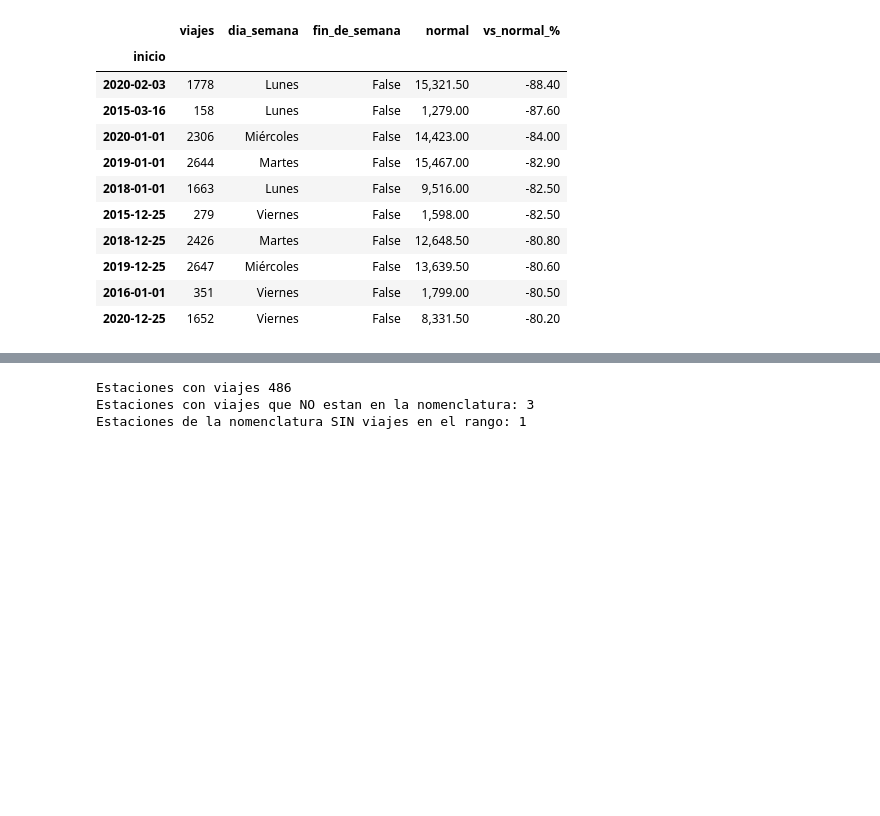
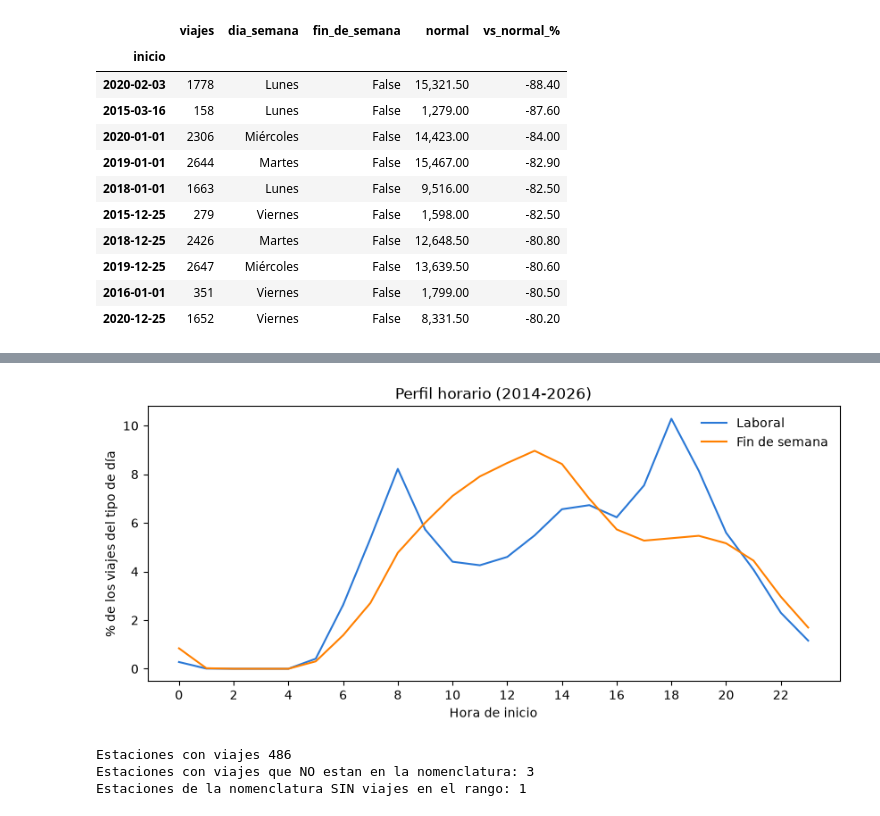
Before and after one commit to alx016/TC5061-Proyecto-Equipo05, a Jupyter notebook: notebooks/1.0-fge-eda-mibici.ipynb, the cells around one changed output, grey strips where cells are left out. Drawn from its saved outputs; the diff is of its cells as text; code cells hidden in the pictures; blank space fills up the shorter version.

```diff
--- a/notebooks/1.0-fge-eda-mibici.ipynb
+++ b/notebooks/1.0-fge-eda-mibici.ipynb
@@ -11,7 +11,7 @@ from tc5061_proyecto_equipo5.config import FIGURES_DIR, RAW_DATA_DIR,INTERIM_DAT
 FIGURES_DIR.mkdir(parents=True, exist_ok=True)
 pd.set_option("display.max_columns", 50)
 pd.set_option("display.float_format", "{:,.2f}".format)
-AZUL, NARANJA, ROJO = "#2a78d6","#FF8000", "#e34948"
+AZUL, NARANJA, ROJO, GRIS = "#2a78d6","#FF8000", "#e34948",  "#8a8984"
 
 def leer_csv(ruta, **kwargs):
     """Intenta UTF-8 y, si falla, latin-1 (los archivos viejos usan esa codificación)."""
@@ -425,15 +425,0 @@ plt.show()
-# %%
-tipo = np.where(viajes["inicio"].dt.dayofweek >= 5, "Fin de semana", "Laboral")
-perfil = viajes.groupby([tipo, viajes["inicio"].dt.hour]).size().unstack(0)
-perfil = perfil / perfil.sum() * 100
-
-fig, ax = plt.subplots(figsize=(10, 4))
-ax.plot(perfil.index, perfil["Laboral"], color=AZUL, label="Laboral")
-ax.plot(perfil.index, perfil["Fin de semana"], color=NARANJA, label="Fin de semana")
-ax.set_xticks(range(0, 24, 2))
-ax.set_xlabel("Hora de inicio")
-ax.set_ylabel("% de los viajes del tipo de día")
-ax.set_title("Perfil horario: laborales contra fin de semana")
-ax.legend(frameon=False)
-fig.savefig(FIGURES_DIR / "eda_perfil_horario.png", bbox_inches="tight")
-plt.show()
@@ -442,3 +430,26 @@ plt.show()
+# %%
+def graficar_perfil_horario(datos, titulo, archivo):
+
+    tipo_dia = np.where(datos["inicio"].dt.dayofweek >= 5, "Fin de semana", "Laboral")
+    perfil = (datos.groupby([tipo_dia, datos["inicio"].dt.hour]).size()
+              .unstack(0)
+              .reindex(range(24), fill_value=0))
+    perfil = perfil / perfil.sum() * 100
+
+    fig, ax = plt.subplots(figsize=(10, 4))
+    ax.plot(perfil.index, perfil["Laboral"], color=AZUL, label="Laboral")
+    ax.plot(perfil.index, perfil["Fin de semana"], color=NARANJA, label="Fin de semana")
+    ax.set_xticks(range(0, 24, 2))
+    ax.set_xlabel("Hora de inicio")
+    ax.set_ylabel("% de los viajes del tipo de día")
+    ax.set_title(titulo)
+    ax.legend(frameon=False)
+    fig.savefig(FIGURES_DIR / archivo, bbox_inches="tight")
+    plt.show()
+# %%
+graficar_perfil_horario(viajes, "Perfil horario (2014-2026)", "eda_perfil_horario.png")          # Parte B
+# %% [output]
+[figure, added]
 # %%
 #Desde que estaciones
 salidas = viajes["origen"].value_counts().rename("salidas")
```
Also changed, not shown: parts of 26 cells of this notebook, 9 other files.
